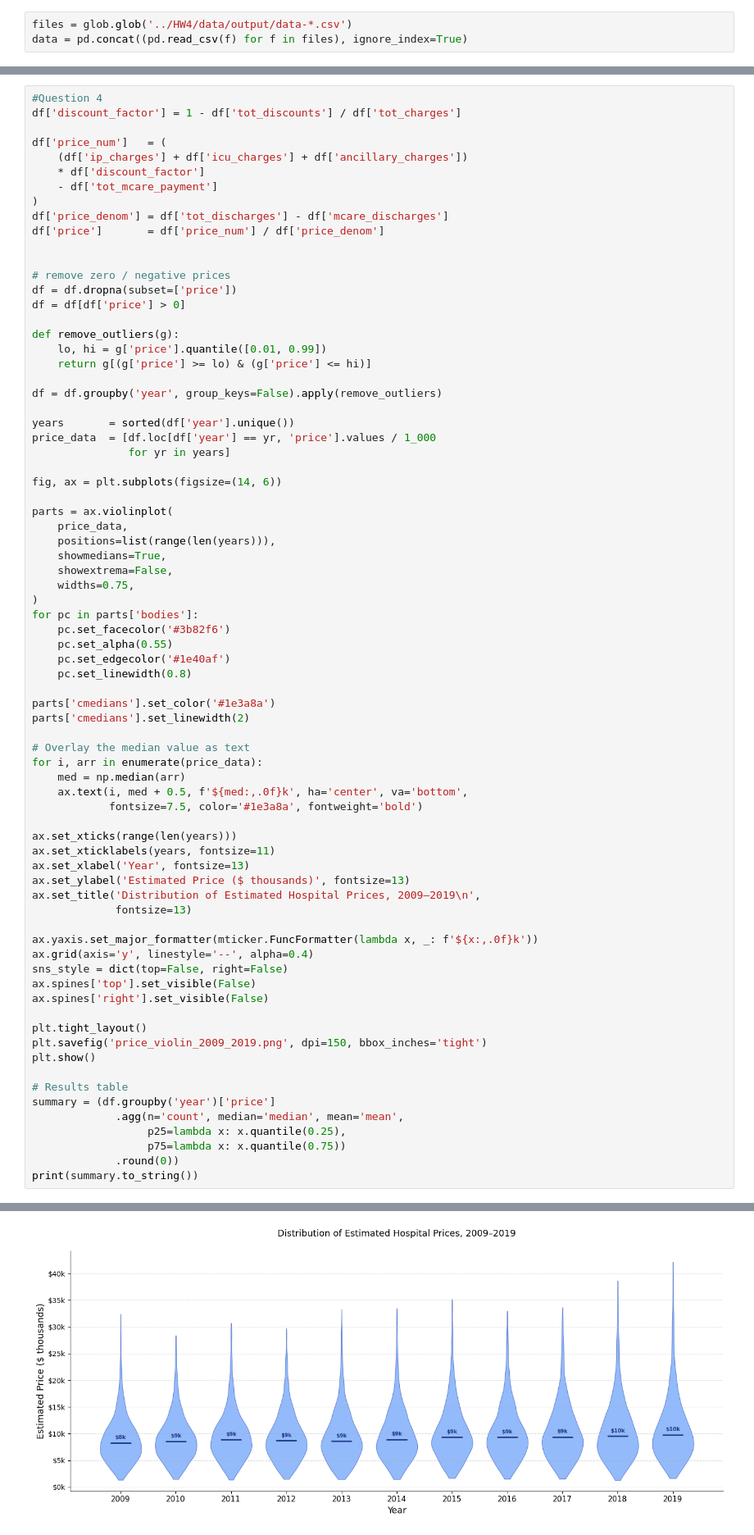
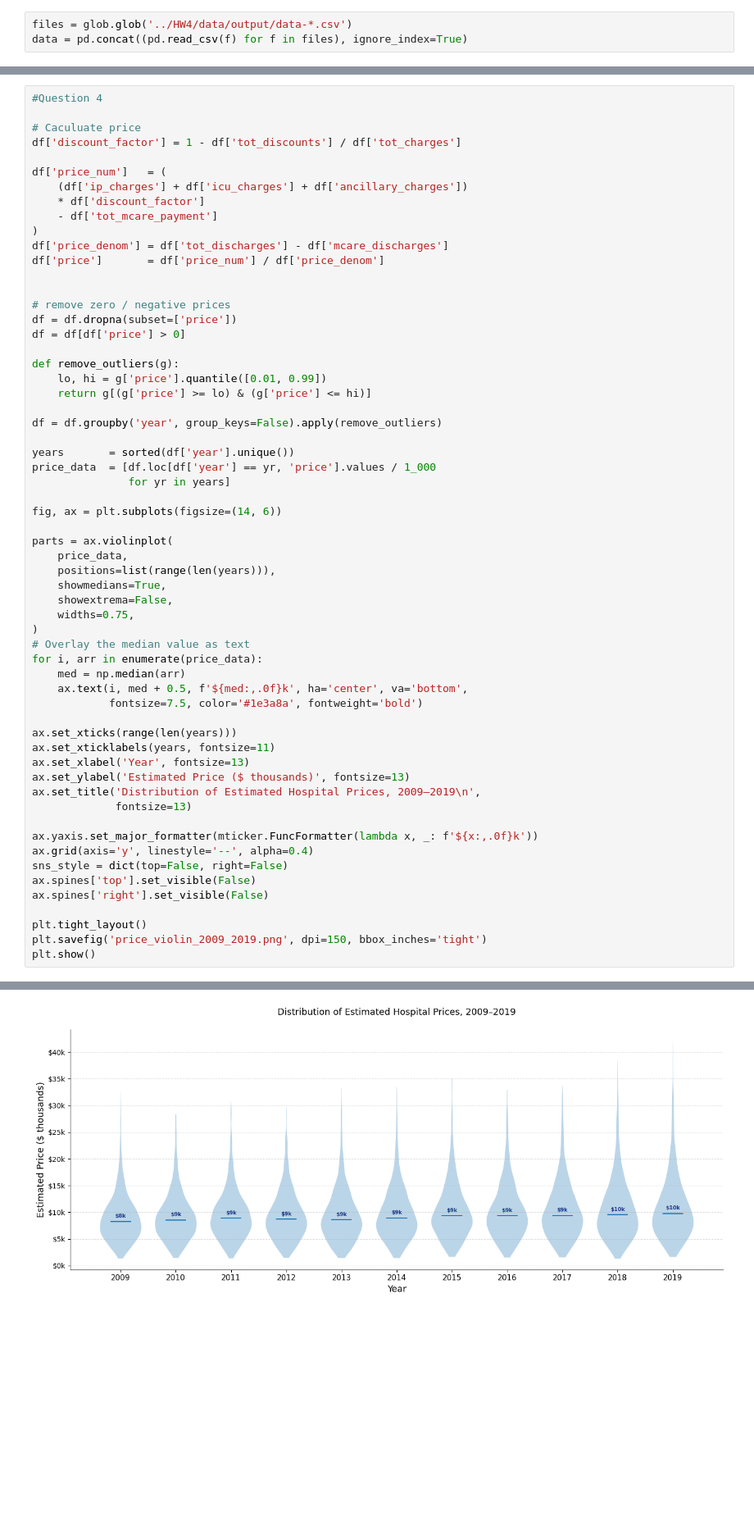
Before and after one commit to SebastianKou/HW4, a Jupyter notebook: HW4-answers.ipynb, the cells around one changed output, grey strips where cells are left out. Shown at 82% size. Saved outputs shown, nothing was run; the diff lists cells and outputs as text; blank space fills up the shorter version.

```diff
--- a/HW4-answers.ipynb
+++ b/HW4-answers.ipynb
@@ -104,5 +88,7 @@ plt.show()
 # %%
 #Question 4
+
+# Caculuate price
 df['discount_factor'] = 1 - df['tot_discounts'] / df['tot_charges']
 
 df['price_num']   = (
@@ -137,15 +123,6 @@ parts = ax.violinplot(
     showextrema=False,
     widths=0.75,
 )
-for pc in parts['bodies']:
-    pc.set_facecolor('#3b82f6')
-    pc.set_alpha(0.55)
-    pc.set_edgecolor('#1e40af')
-    pc.set_linewidth(0.8)
-
-parts['cmedians'].set_color('#1e3a8a')
-parts['cmedians'].set_linewidth(2)
-
 # Overlay the median value as text
 for i, arr in enumerate(price_data):
     med = np.median(arr)
@@ -162,39 +139,31 @@ ax.set_title('Distribution of Estimated Hospital Prices, 2009–2019\n',
 ax.yaxis.set_major_formatter(mticker.FuncFormatter(lambda x, _: f'${x:,.0f}k'))
 ax.grid(axis='y', linestyle='--', alpha=0.4)
 sns_style = dict(top=False, right=False)
 ax.spines['top'].set_visible(False)
 ax.spines['right'].set_visible(False)
 
 plt.tight_layout()
 plt.savefig('price_violin_2009_2019.png', dpi=150, bbox_inches='tight')
 plt.show()
-
-# Results table
-summary = (df.groupby('year')['price']
-             .agg(n='count', median='median', mean='mean',
-                  p25=lambda x: x.quantile(0.25),
-                  p75=lambda x: x.quantile(0.75))
-             .round(0))
-print(summary.to_string())
 # %% [output]
 A value is trying to be set on a copy of a slice from a DataFrame.
 Try using .loc[row_indexer,col_indexer] = value instead
 
 See the caveats in the documentation: https://pandas.pydata.org/pandas-docs/stable/user_guide/indexing.html#returning-a-view-versus-a-copy
   df['discount_factor'] = 1 - df['tot_discounts'] / df['tot_charges']
 A value is trying to be set on a copy of a slice from a DataFrame.
 Try using .loc[row_indexer,col_indexer] = value instead
 
 See the caveats in the documentation: https://pandas.pydata.org/pandas-docs/stable/user_guide/indexing.html#returning-a-view-versus-a-copy
   df['price_num']   = (
 A value is trying to be set on a copy of a slice from a DataFrame.
 Try using .loc[row_indexer,col_indexer] = value instead
 
 See the caveats in the documentation: https://pandas.pydata.org/pandas-docs/stable/user_guide/indexing.html#returning-a-view-versus-a-copy
   df['price_denom'] = df['tot_discharges'] - df['mcare_discharges']
 A value is trying to be set on a copy of a slice from a DataFrame.
 Try using .loc[row_indexer,col_indexer] = value instead
 
 See the caveats in the documentation: https://pandas.pydata.org/pandas-docs/stable/user_guide/indexing.html#returning-a-view-versus-a-copy
   df['price']       = df['price_num'] / df['price_denom']
-[figure, old version]
+[figure, new version]
```
Also changed, not shown: parts of 7 cells of this notebook.
